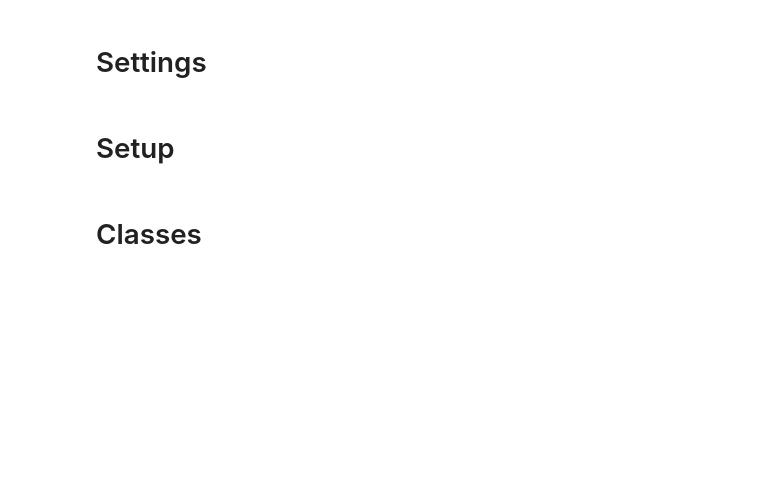
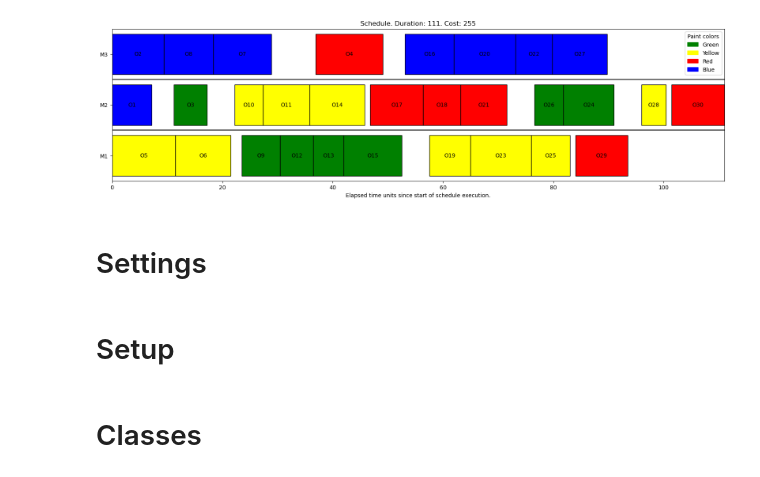
Before and after one commit to sebas-fontys/OR5-paintshop, a Jupyter notebook: solution.ipynb, the cells around one changed output. Saved outputs shown, nothing was run; the diff lists cells and outputs as text; code cells hidden in the pictures; blank space fills up the shorter version.

```diff
--- a/solution.ipynb
+++ b/solution.ipynb
@@ -24,0 +14,6 @@ print(Heuristics.Contructive.greedy.get_schedule())
+# %%
+from heuristics_constructive import ConstructiveHeuristics
+from moveSelectionStrategy import MoveSelectionStrategies
+
+heuristic = Basic(MoveSelectionStrategies.random)
+s = heuristic.run(ConstructiveHeuristics.random.get_schedule())
@@ -25,3 +38,7 @@ print(Heuristics.Contructive.greedy.get_schedule())
+# %%
+s.best.plot()
+# %% [output]
+[figure, added]
 # %% [markdown]
 # Settings
 # %%
```
Also changed, not shown: parts of 5 cells of this notebook, 5 other files.
